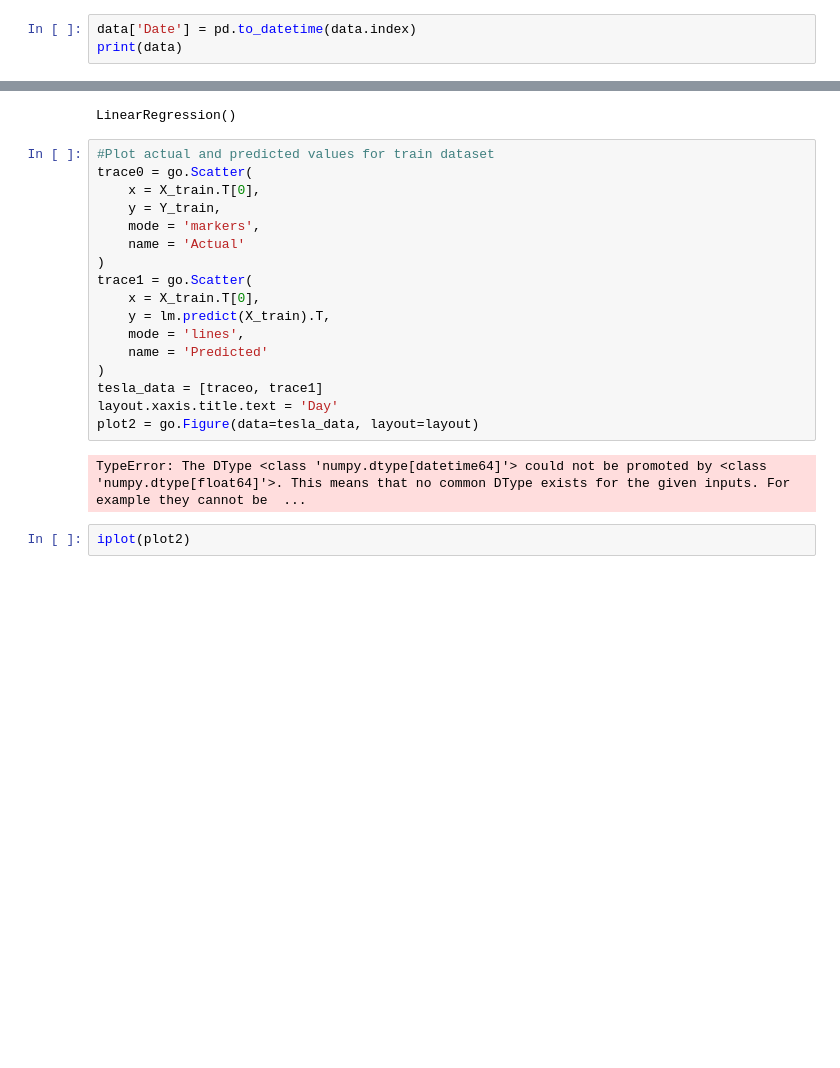
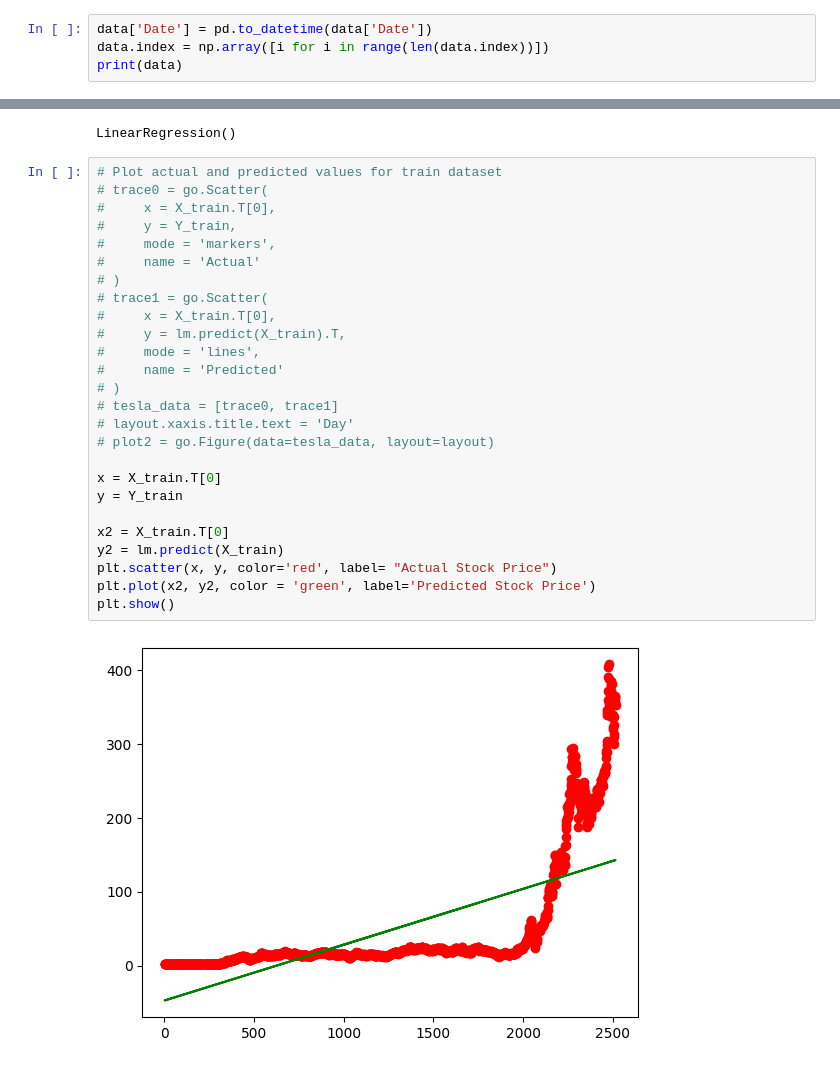
Before and after one commit to dharunvs/Stock-Market-ML, a Jupyter notebook: linear_regression.ipynb, the cells around one changed output, grey strips where cells are left out. Drawn from its saved outputs; the diff is of its cells as text; blank space fills up the shorter version.

```diff
--- a/linear_regression.ipynb
+++ b/linear_regression.ipynb
@@ -29,6 +29,7 @@ DatetimeIndex(['2012-01-03', '2012-01-04', '2012-01-05', '2012-01-06',
                '2021-12-30', '2021-12-31'],
               dtype='datetime64[ns]', name='Date', length=2517, freq=None)
 # %%
-data['Date'] = pd.to_datetime(data.index)
+data['Date'] = pd.to_datetime(data['Date'])
+data.index = np.array([i for i in range(len(data.index))])
 print(data)
 # %% [output]
@@ -113,25 +123,32 @@ lm.fit(X_train, Y_train)
 # %% [output]
 LinearRegression()
 # %%
-#Plot actual and predicted values for train dataset
-trace0 = go.Scatter(
-    x = X_train.T[0],
-    y = Y_train,
-    mode = 'markers',
-    name = 'Actual'
-)
-trace1 = go.Scatter(
-    x = X_train.T[0],
-    y = lm.predict(X_train).T,
-    mode = 'lines',
-    name = 'Predicted'
-)
-tesla_data = [traceo, trace1]
-layout.xaxis.title.text = 'Day'
-plot2 = go.Figure(data=tesla_data, layout=layout)
+# Plot actual and predicted values for train dataset
+# trace0 = go.Scatter(
+#     x = X_train.T[0],
+#     y = Y_train,
+#     mode = 'markers',
+#     name = 'Actual'
+# )
+# trace1 = go.Scatter(
+#     x = X_train.T[0],
+#     y = lm.predict(X_train).T,
+#     mode = 'lines',
+#     name = 'Predicted'
+# )
+# tesla_data = [trace0, trace1]
+# layout.xaxis.title.text = 'Day'
+# plot2 = go.Figure(data=tesla_data, layout=layout)
+
+x = X_train.T[0]
+y = Y_train
+
+x2 = X_train.T[0]
+y2 = lm.predict(X_train)
+plt.scatter(x, y, color='red', label= "Actual Stock Price")
+plt.plot(x2, y2, color = 'green', label='Predicted Stock Price')
+plt.show()
 # %% [output]
-TypeError: The DType <class 'numpy.dtype[datetime64]'> could not be promoted by <class 'numpy.dtype[float64]'>. This means that no common DType exists for the given inputs. For example they cannot be  ...
+[figure, added]
-# %%
-iplot(plot2)
 # %%
 #Calculate scores for model evaluation
```
Also changed, not shown: parts of 3 cells of this notebook, 1 other file.
